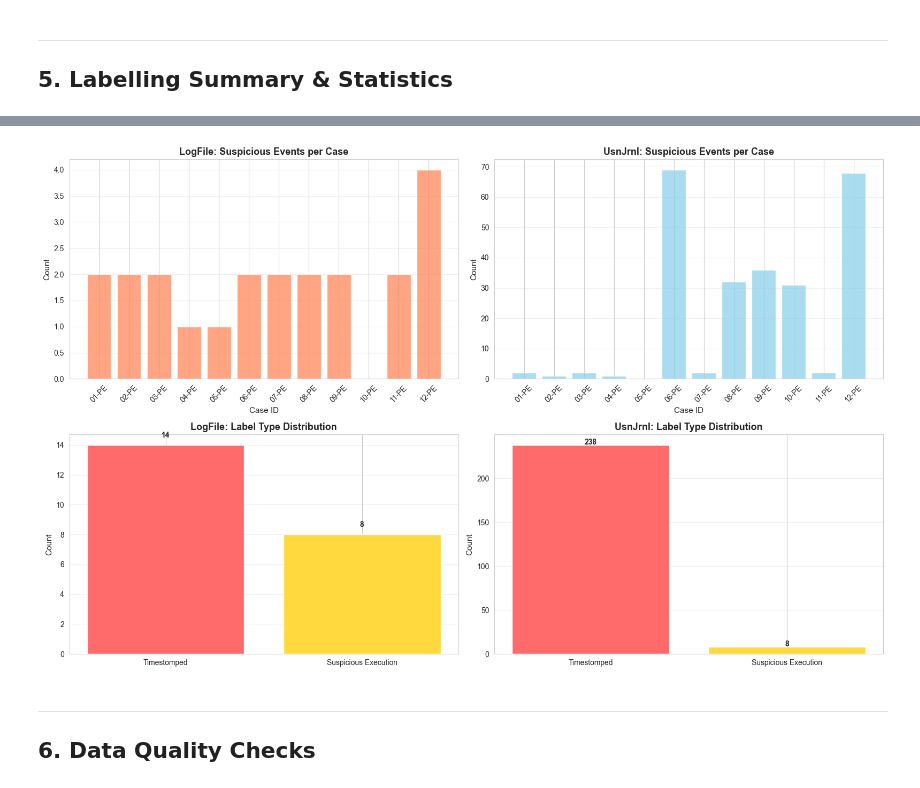
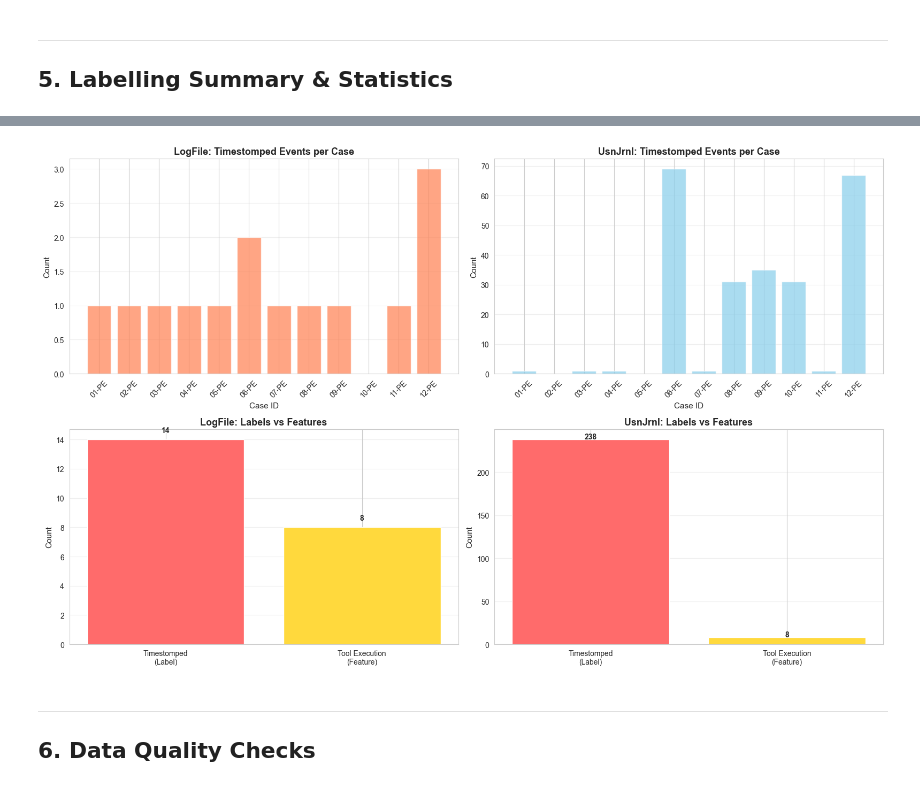
Before and after one commit to soniboni/Digital-Detectives_Thesis, a Jupyter notebook: notebooks/Phase 1 - Data Collection & Preprocessing/A. Data Labelling.ipynb, the cells around one changed output, grey strips where cells are left out. Drawn from its saved outputs; the diff is of its cells as text; code cells hidden in the pictures.

```diff
--- a/notebooks/Phase 1 - Data Collection & Preprocessing/A. Data Labelling.ipynb
+++ b/notebooks/Phase 1 - Data Collection & Preprocessing/A. Data Labelling.ipynb
@@ -542,16 +586,14 @@ for case_id in CASE_IDS:
         usnjrnl_labelled = label_usnjrnl(usnjrnl_df, suspicious_df, case_id)
 
         # Count labels (ONLY actual timestomping)
-        logfile_suspicious = logfile_labelled['is_suspicious'].sum()
         logfile_timestomped = logfile_labelled['is_timestomped'].sum()
         logfile_tool_exec = logfile_labelled['timestomp_tool_executed'].sum()
 
-        usnjrnl_suspicious = usnjrnl_labelled['is_suspicious'].sum()
         usnjrnl_timestomped = usnjrnl_labelled['is_timestomped'].sum()
         usnjrnl_tool_exec = usnjrnl_labelled['timestomp_tool_executed'].sum()
 
-        print(f"  LogFile labels: suspicious={logfile_suspicious} (timestomped={logfile_timestomped}) | tool_exec={logfile_tool_exec} (feature)")
-        print(f"  UsnJrnl labels: suspicious={usnjrnl_suspicious} (timestomped={usnjrnl_timestomped}) | tool_exec={usnjrnl_tool_exec} (feature)")
+        print(f"  LogFile labels: timestomped={logfile_timestomped} | tool_exec={logfile_tool_exec} (feature)")
+        print(f"  UsnJrnl labels: timestomped={usnjrnl_timestomped} | tool_exec={usnjrnl_tool_exec} (feature)")
 
         # Save labelled datasets
         logfile_output = PROCESSED_DIR / f"{case_id}-LogFile-Labelled.csv"
@@ -566,11 +608,9 @@ for case_id in CASE_IDS:
         labelling_stats.append({
             'case_id': case_id,
             'logfile_total': len(logfile_df),
-            'logfile_suspicious': logfile_suspicious,
             'logfile_timestomped': logfile_timestomped,
             'logfile_tool_exec': logfile_tool_exec,
             'usnjrnl_total': len(usnjrnl_df),
-            'usnjrnl_suspicious': usnjrnl_suspicious,
             'usnjrnl_timestomped': usnjrnl_timestomped,
             'usnjrnl_tool_exec': usnjrnl_tool_exec
         })
@@ -584,5 +624,5 @@ for case_id in CASE_IDS:
 print("\n" + "=" * 80)
 print("✓ ALL CASES PROCESSED SUCCESSFULLY")
 print("=" * 80)
-print("\n💡 Note: is_suspicious now ONLY marks actual timestamp manipulation!")
+print("\n💡 Note: is_timestomped is the PRIMARY LABEL for model training!")
 print("   Tool execution is tracked separately as a FEATURE (timestomp_tool_executed)")
@@ -638,45 +729,45 @@ print(f"   → This prevents model confusion and focuses on actual timestomping
 # %%
 # Visualize labelling results
 fig, axes = plt.subplots(2, 2, figsize=(16, 10))
 
-# Plot 1: LogFile suspicious events per case
-axes[0, 0].bar(stats_df['case_id'], stats_df['logfile_suspicious'], color='coral', alpha=0.7)
+# Plot 1: LogFile timestomped events per case
+axes[0, 0].bar(stats_df['case_id'], stats_df['logfile_timestomped'], color='coral', alpha=0.7)
 axes[0, 0].set_xlabel('Case ID', fontsize=11)
 axes[0, 0].set_ylabel('Count', fontsize=11)
-axes[0, 0].set_title('LogFile: Suspicious Events per Case', fontsize=13, fontweight='bold')
+axes[0, 0].set_title('LogFile: Timestomped Events per Case', fontsize=13, fontweight='bold')
 axes[0, 0].tick_params(axis='x', rotation=45)
 axes[0, 0].grid(axis='y', alpha=0.3)
 
-# Plot 2: UsnJrnl suspicious events per case
-axes[0, 1].bar(stats_df['case_id'], stats_df['usnjrnl_suspicious'], color='skyblue', alpha=0.7)
+# Plot 2: UsnJrnl timestomped events per case
+axes[0, 1].bar(stats_df['case_id'], stats_df['usnjrnl_timestomped'], color='skyblue', alpha=0.7)
 axes[0, 1].set_xlabel('Case ID', fontsize=11)
 axes[0, 1].set_ylabel('Count', fontsize=11)
-axes[0, 1].set_title('UsnJrnl: Suspicious Events per Case', fontsize=13, fontweight='bold')
+axes[0, 1].set_title('UsnJrnl: Timestomped Events per Case', fontsize=13, fontweight='bold')
 axes[0, 1].tick_params(axis='x', rotation=45)
 axes[0, 1].grid(axis='y', alpha=0.3)
 
 # Plot 3: Label type distribution (LogFile)
-logfile_label_counts = [total_logfile_timestomped, total_logfile_execution]
-axes[1, 0].bar(['Timestomped', 'Suspicious Execution'], logfile_label_counts, color=['#ff6b6b', '#ffd93d'])
+logfile_label_counts = [total_logfile_timestomped, total_logfile_tool_exec]
+axes[1, 0].bar(['Timestomped\n(Label)', 'Tool Execution\n(Feature)'], logfile_label_counts, color=['#ff6b6b', '#ffd93d'])
 axes[1, 0].set_ylabel('Count', fontsize=11)
-axes[1, 0].set_title('LogFile: Label Type Distribution', fontsize=13, fontweight='bold')
+axes[1, 0].set_title('LogFile: Labels vs Features', fontsize=13, fontweight='bold')
 axes[1, 0].grid(axis='y', alpha=0.3)
 for i, v in enumerate(logfile_label_counts):
     axes[1, 0].text(i, v + 0.5, str(v), ha='center', fontweight='bold')
 
 # Plot 4: Label type distribution (UsnJrnl)
-usnjrnl_label_counts = [total_usnjrnl_timestomped, total_usnjrnl_execution]
-axes[1, 1].bar(['Timestomped', 'Suspicious Execution'], usnjrnl_label_counts, color=['#ff6b6b', '#ffd93d'])
+usnjrnl_label_counts = [total_usnjrnl_timestomped, total_usnjrnl_tool_exec]
+axes[1, 1].bar(['Timestomped\n(Label)', 'Tool Execution\n(Feature)'], usnjrnl_label_counts, color=['#ff6b6b', '#ffd93d'])
 axes[1, 1].set_ylabel('Count', fontsize=11)
-axes[1, 1].set_title('UsnJrnl: Label Type Distribution', fontsize=13, fontweight='bold')
+axes[1, 1].set_title('UsnJrnl: Labels vs Features', fontsize=13, fontweight='bold')
 axes[1, 1].grid(axis='y', alpha=0.3)
 for i, v in enumerate(usnjrnl_label_counts):
     axes[1, 1].text(i, v + 0.5, str(v), ha='center', fontweight='bold')
 
 plt.tight_layout()
 plt.show()
 # %% [output]
-[figure, old version]
+[figure, new version]
 # %% [markdown]
 ---
 ## 6. Data Quality Checks
```
Also changed, not shown: parts of 7 cells of this notebook, 37 other files.
